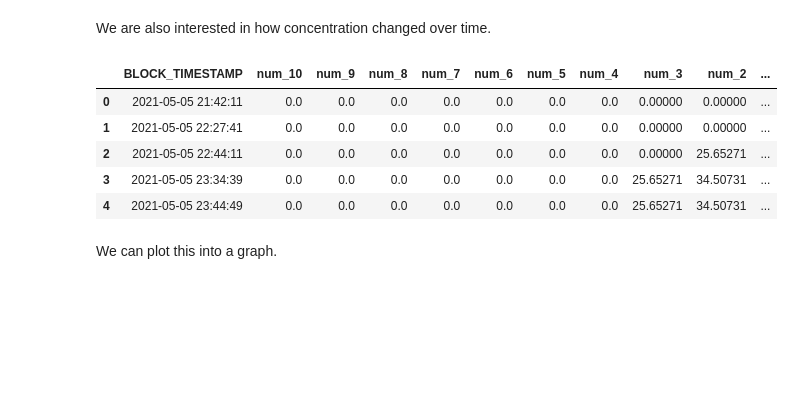
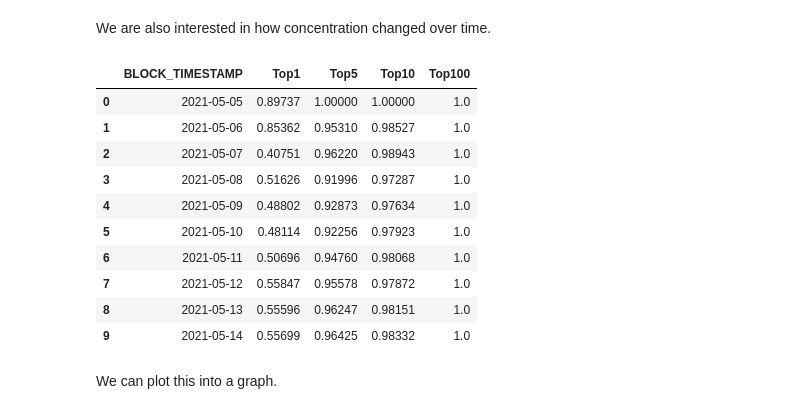
Before and after one commit to zhiconghu/Ethereum_DEX_Data, a Jupyter notebook: Data Descriptions.ipynb, the cells around one changed output. Saved outputs shown, nothing was run; the diff lists cells and outputs as text; code cells hidden in the pictures; blank space fills up the shorter version.

```diff
--- a/Data Descriptions.ipynb
+++ b/Data Descriptions.ipynb
@@ -292,34 +330,50 @@ print(fig)
 # %% [markdown]
 We are also interested in how concentration changed over time.
 # %%
-concentration_by_time = lp_action[['SENDER','BLOCK_TIMESTAMP','L']].copy()
-concentration_by_time = concentration_by_time.groupby(['SENDER','BLOCK_TIMESTAMP'])['L'].sum().reset_index()
+concentration_by_day = lp_action[['SENDER','BLOCK_TIMESTAMP','L']].copy()
+concentration_by_day['BLOCK_TIMESTAMP'] = pd.to_datetime(concentration_by_day['BLOCK_TIMESTAMP'].dt.date)
+concentration_by_day = concentration_by_day.groupby(['SENDER','BLOCK_TIMESTAMP'])['L'].sum().reset_index()
 
 # Pivot into a dataframe with rows being timestamp and columns being addresses
-concentration_by_time = concentration_by_time.pivot(index = 'BLOCK_TIMESTAMP', columns = 'SENDER', values = 'L')
-concentration_by_time.fillna(0, inplace = True)
-concentration_by_time = concentration_by_time.apply(np.cumsum)
+concentration_by_day = concentration_by_day.pivot(index = 'BLOCK_TIMESTAMP', columns = 'SENDER', values = 'L')
+concentration_by_day.fillna(0, inplace = True)
+concentration_by_day = concentration_by_day.apply(np.cumsum)
 
 # Solve rounding errors
-concentration_by_time[concentration_by_time < 0.1] = 0
-concentration_by_time['total'] = concentration_by_time.sum(axis = 1)
+concentration_by_day[concentration_by_day < 0.1] = 0
+concentration_by_day['total'] = concentration_by_day.sum(axis = 1)
 
 # Get top n LPs and total LP of the pool
-n = 10
-concentration_by_time = concentration_by_time.apply(np.sort, args = (), axis = 1).apply(lambda x: x[-(n+1):]).apply(pd.Series)
-concentration_by_time.columns = ['num_' + str(i) for i in np.arange(n,0,-1)] + ['total']
-concentration_by_time['top10_total'] = concentration_by_time.iloc[:,:-1].sum(axis = 1)
-concentration_by_time['top10_perc'] = round(concentration_by_time['top10_total']/concentration_by_time['total'],2)
-concentration_by_time.reset_index(inplace = True)
+n = 100
+concentration_by_day = concentration_by_day.apply(np.sort, args = (), axis = 1).apply(lambda x: x[-(n+1):]).apply(pd.Series)
+concentration_by_day.columns = ['num_' + str(i) for i in np.arange(n,0,-1)] + ['total']
 
-concentration_by_time.head()
+concentration_by_day['top1_total'] = concentration_by_day.loc[:,['num_' + str(i) for i in np.arange(1,1+1,1)]].sum(axis = 1)
+concentration_by_day['top5_total'] = concentration_by_day.loc[:,['num_' + str(i) for i in np.arange(1,5+1,1)]].sum(axis = 1)
+concentration_by_day['top10_total'] = concentration_by_day.loc[:,['num_' + str(i) for i in np.arange(1,10+1,1)]].sum(axis = 1)
+concentration_by_day['top100_total'] = concentration_by_day.loc[:,['num_' + str(i) for i in np.arange(1,100+1,1)]].sum(axis = 1)
+
+concentration_by_day['Top1'] = round(concentration_by_day['top1_total']/concentration_by_day['total'],5)
+concentration_by_day['Top5'] = round(concentration_by_day['top5_total']/concentration_by_day['total'],5)
+concentration_by_day['Top10'] = round(concentration_by_day['top10_total']/concentration_by_day['total'],5)
+concentration_by_day['Top100'] = round(concentration_by_day['top100_total']/concentration_by_day['total'],5)
+
+concentration_by_day = concentration_by_day[['Top1','Top5','Top10','Top100']]
+concentration_by_day.reset_index(inplace = True)
+
+concentration_by_day.head(10)
 # %% [output]
-|  | BLOCK_TIMESTAMP | num_10 | num_9 | num_8 | num_7 | num_6 | num_5 | num_4 | num_3 | num_2 | ... |
-| 0 | 2021-05-05 21:42:11 | 0.0 | 0.0 | 0.0 | 0.0 | 0.0 | 0.0 | 0.0 | 0.00000 | 0.00000 | ... |
-| 1 | 2021-05-05 22:27:41 | 0.0 | 0.0 | 0.0 | 0.0 | 0.0 | 0.0 | 0.0 | 0.00000 | 0.00000 | ... |
-| 2 | 2021-05-05 22:44:11 | 0.0 | 0.0 | 0.0 | 0.0 | 0.0 | 0.0 | 0.0 | 0.00000 | 25.65271 | ... |
-| 3 | 2021-05-05 23:34:39 | 0.0 | 0.0 | 0.0 | 0.0 | 0.0 | 0.0 | 0.0 | 25.65271 | 34.50731 | ... |
-| 4 | 2021-05-05 23:44:49 | 0.0 | 0.0 | 0.0 | 0.0 | 0.0 | 0.0 | 0.0 | 25.65271 | 34.50731 | ... |
+|  | BLOCK_TIMESTAMP | Top1 | Top5 | Top10 | Top100 |
+| 0 | 2021-05-05 | 0.89737 | 1.00000 | 1.00000 | 1.0 |
+| 1 | 2021-05-06 | 0.85362 | 0.95310 | 0.98527 | 1.0 |
+| 2 | 2021-05-07 | 0.40751 | 0.96220 | 0.98943 | 1.0 |
+| 3 | 2021-05-08 | 0.51626 | 0.91996 | 0.97287 | 1.0 |
+| 4 | 2021-05-09 | 0.48802 | 0.92873 | 0.97634 | 1.0 |
+| 5 | 2021-05-10 | 0.48114 | 0.92256 | 0.97923 | 1.0 |
+| 6 | 2021-05-11 | 0.50696 | 0.94760 | 0.98068 | 1.0 |
+| 7 | 2021-05-12 | 0.55847 | 0.95578 | 0.97872 | 1.0 |
+| 8 | 2021-05-13 | 0.55596 | 0.96247 | 0.98151 | 1.0 |
+| 9 | 2021-05-14 | 0.55699 | 0.96425 | 0.98332 | 1.0 |
 # %% [markdown]
 We can plot this into a graph.
 # %%
```
Also changed, not shown: parts of 30 cells of this notebook, 5 other files.
